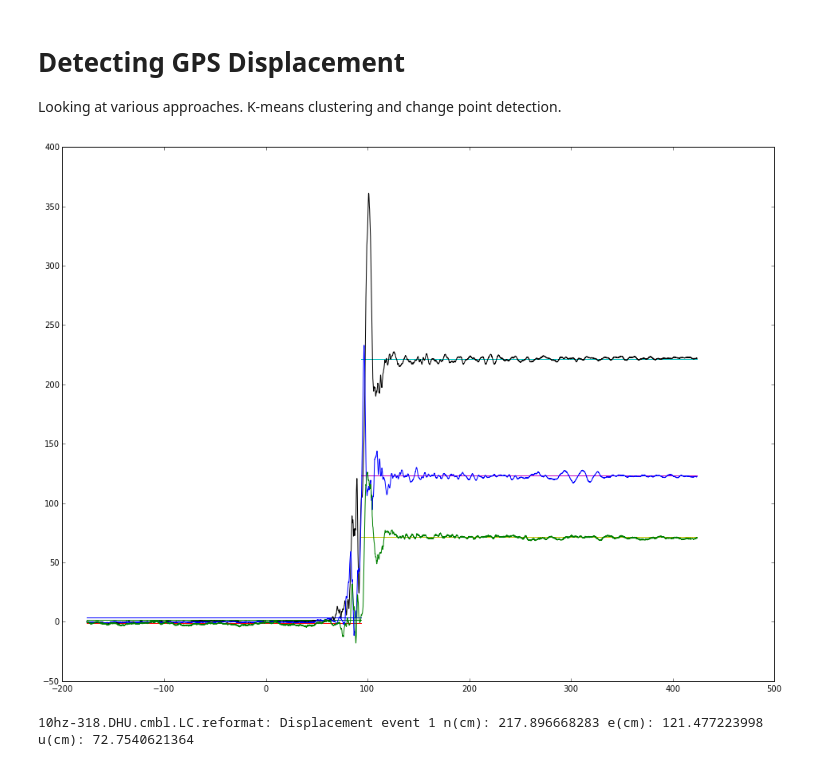
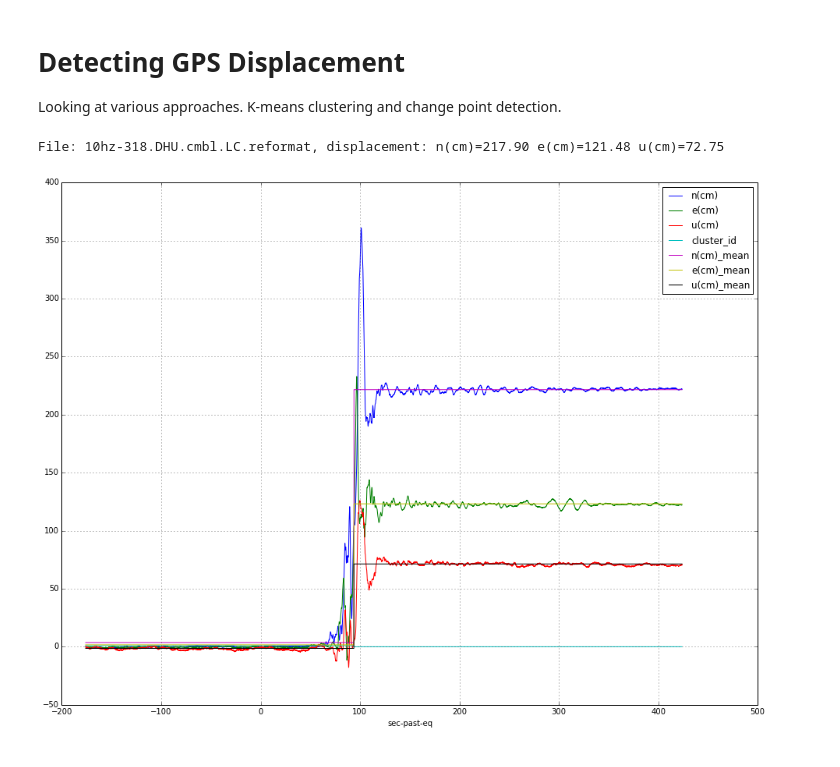
Before and after one commit to crleblanc/displacement_experiments, a Jupyter notebook: displacement.ipynb, the cells around one changed output. Saved outputs shown, nothing was run; the diff lists cells and outputs as text; code cells hidden in the pictures.

Commit message:
more refactoring, no plotting in displacement function, plotting the dataframe with df.plot()

```diff
--- a/displacement.ipynb
+++ b/displacement.ipynb
@@ -4,81 +4,81 @@ Looking at various approaches.  K-means clustering and change point detection.
 # %%
 import pandas as pd
 import numpy as np
-import matplotlib.pyplot as plt
-import matplotlib.pylab as pylab
+#import matplotlib.pyplot as plt
+#import matplotlib.pylab as pylab
 from sklearn.cluster import KMeans
 
 # settings for matplotlib in ipython notebook
 %matplotlib inline
 pylab.rcParams['figure.figsize'] = 16, 12
 
-
 def read_file(fname, cols):
     data = pd.read_csv(fname, delim_whitespace=True, usecols=cols)
     data = data.set_index('sec-past-eq')
     return data
 
-# TODO: move plotting to a different func?
 def get_displacement(dframe, columns, n):
-    """Use KMeans clustering to find the cluster centers and return a time ordered list of displacements (XYZ)"""
+    """Use KMeans clustering to find the cluster centers and return a modified dataframe and time ordered numpy array of displacements (XYZ)"""
     km = KMeans(n_clusters=n)
     clusters = km.fit_predict(data[columns].values)
 
     # add a new column for the cluster id
     data['cluster_id'] = pd.Series(clusters, index=data.index)
 
+    # add columns for the mean X/Y/Z for each cluster from min to max time (straight lines)
+    for col in columns:
+        data[col + '_mean'] = pd.Series(np.zeros(data.shape[0], dtype=np.float64), index=data.index)
+
     cluster_times = []
 
-    # plot and get a list of min/max times of clusters so we can sort them by time, this will give us relative displacement
+    # get a list of min/max times of clusters so we can sort them by time, this will give us relative displacement by time
     for i, centers in enumerate(km.cluster_centers_):
 
         times = data.index[data['cluster_id'] == i]
         cluster_times.append(times.mean())
 
-        # plot the center of the cluster for each component (x/y/z)
-        for yval in centers:
-            plt.plot([times[0], times[-1]], [yval, yval])
+        # record the mean value of the cluster for each component in the output dataframe
+        for i, col in enumerate(columns):
+            data[col + '_mean'][times] = centers[i]
+
 
     # record the relative displacement
     displacements = []
     cluster_idx = 0
     previous_xyz = None
     for sorted_idx in np.argsort(cluster_times):
         if cluster_idx == 0:
             previous_xyz = km.cluster_centers_[sorted_idx]
 
         else:
             delta = km.cluster_centers_[sorted_idx] - previous_xyz
-            #print "relative displacement: %s:%f %s:%f %s:%f" % (columns[0], delta[0], columns[1], delta[1], columns[2], delta[2])
             displacements.append(delta)
 
         previous_xyz = km.cluster_centers_[sorted_idx]
 
         cluster_idx += 1
 
-
-
-    plt.plot(data.index, data[columns])
-    plt.show()
-    return np.array(displacements)
+    return data, np.array(displacements)
 
 def main():
-    # KMeans needs to know the number of clusters (eg: relatively stable periods).  Usually 2 (eg: 1 quake) but not necessarily
+    # KMeans needs to know the number of clusters (eg: stable periods).  Usually 2 (eg: before and after a quake) but not necessarily
     n = 2
 
     # columns in the input file to parse
     cols = ['sec-past-eq', 'n(cm)', 'e(cm)', 'u(cm)']
     files = ["10hz-318.DHU.cmbl.LC.reformat"]
     for fname in files:
         components = cols[1:]
         dframe = read_file(fname, cols)
-        disp = get_displacement(dframe, components, n)
+        output, disp = get_displacement(dframe, components, n)
 
         for i, event in enumerate(disp):
-            print fname+':', 'Displacement event', i+1, components[0] + ':', event[0], components[1] + ':', event[1], components[2] + ':', event[2]
+            print('File: %s, displacement: %s=%.2f %s=%.2f %s=%.2f'
+                  % (fname, components[0], event[0], components[1], event[1], components[2], event[2]))
+        output.plot()
 
 if __name__ == '__main__':
     main()
 # %% [output]
+File: 10hz-318.DHU.cmbl.LC.reformat, displacement: n(cm)=217.90 e(cm)=121.48 u(cm)=72.75
-[figure, old version]
+[figure, new version]
-10hz-318.DHU.cmbl.LC.reformat: Displacement event 1 n(cm): 217.896668283 e(cm): 121.477223998 u(cm): 72.7540621364
```
